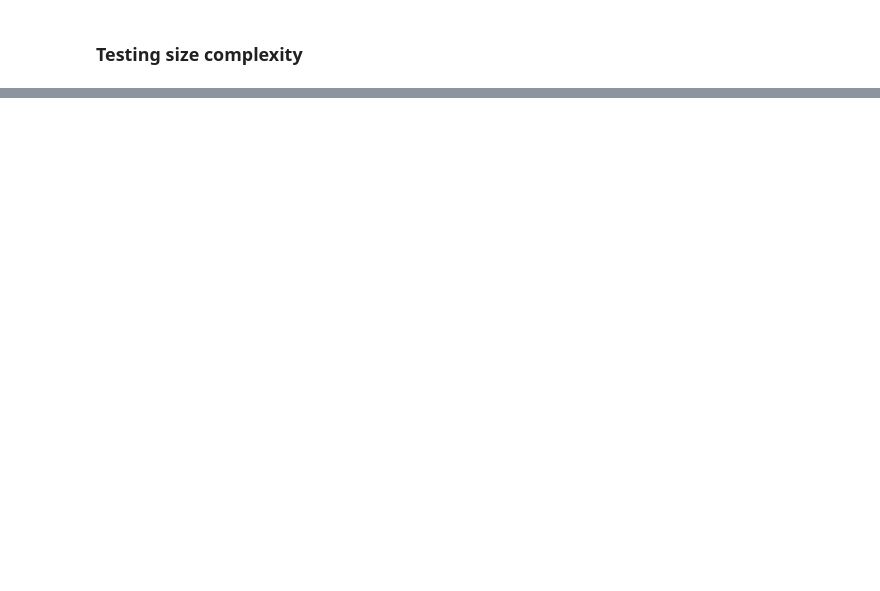
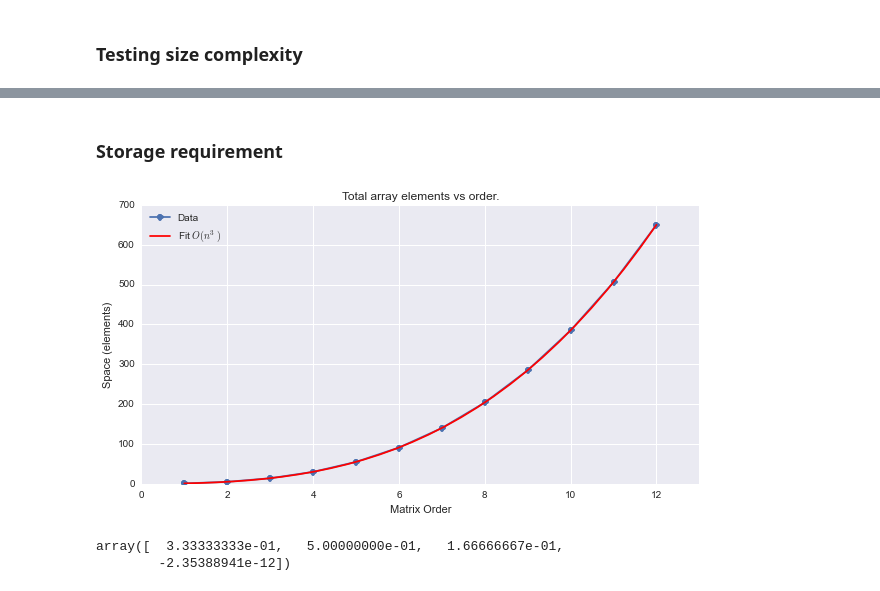
Before and after one commit to justincely/classwork, a Jupyter notebook: JHU/615.202.81.FA15_data_structures/module_08/analysis/analysis.ipynb, the cells around one changed output, grey strips where cells are left out. Cells and saved outputs as stored; diff of their text form; code cells hidden in the pictures; blank space fills up the shorter version.

```diff
--- a/JHU/615.202.81.FA15_data_structures/module_08/analysis/analysis.ipynb
+++ b/JHU/615.202.81.FA15_data_structures/module_08/analysis/analysis.ipynb
@@ -91,0 +91,35 @@ fig.savefig('complexity.pdf')
+# %% [markdown]
+### Storage requirement
+# %%
+def recursion_size(n):
+    if n == 1:
+        return 1
+    else:
+        return n*n + recursion_size(n-1)
+# %%
+fig = plt.figure(figsize=(10, 5))
+
+orders = range(1, 13)
+spaces = map(recursion_size, orders)
+xvals = np.linspace(min(orders), max(orders), 30)
+pars = sp.polyfit(orders, spaces, 3)
+yvals = sp.polyval(pars, xvals)
+
+#-- Linear plot
+ax = fig.add_subplot(1, 1, 1)
+ax.plot(orders, spaces, marker='o', label='Data')
+ax.plot(xvals, yvals, color='r', label='Fit $O(n^3)$')
+ax.set_title("Total array elements vs order.")
+ax.set_ylabel("Space (elements)")
+ax.set_xlabel("Matrix Order")
+ax.set_xlim(0, max(orders)+1)
+ax.legend(shadow=True, numpoints=1, loc='best')
+
+fig.savefig('space_complexity.pdf')
+# %% [output]
+[figure, added]
+# %%
+pars
+# %% [output]
+array([  3.33333333e-01,   5.00000000e-01,   1.66666667e-01,
+        -2.35388941e-12])
```
Also changed, not shown: parts of 2 cells of this notebook, 6 other files.
